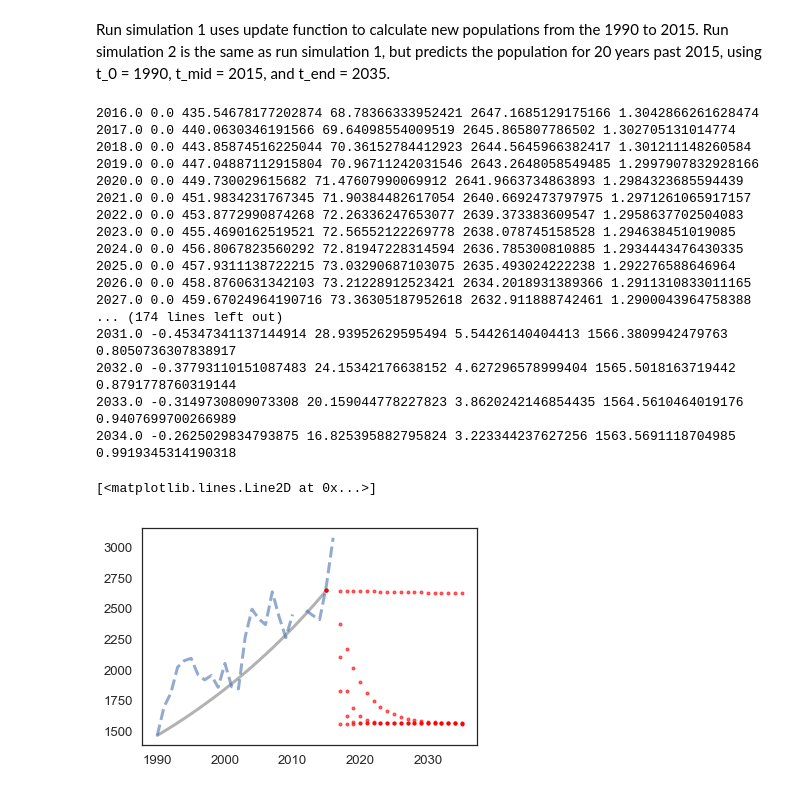
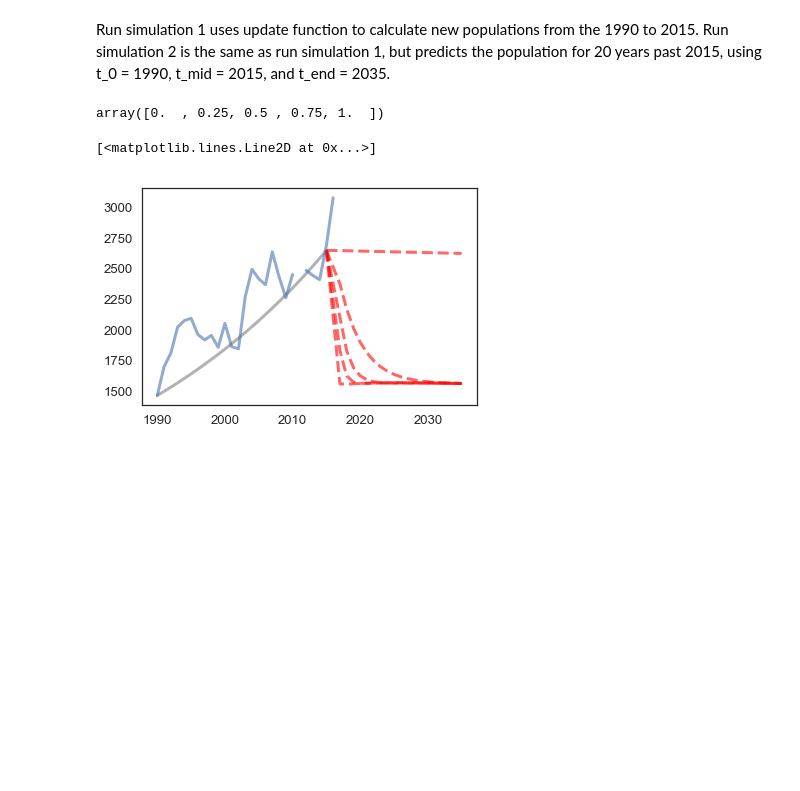
Before and after one commit to MellieZito/Project-1, a Jupyter notebook: code/otters.ipynb, the cells around one changed output. Drawn from its saved outputs; the diff is of its cells as text; code cells hidden in the pictures; blank space fills up the shorter version.

```diff
--- a/code/otters.ipynb
+++ b/code/otters.ipynb
@@ -299,46 +297,27 @@ system_2 = System(f_birth_rate = f_birth_rate,
                 t_end = t_end,
                 state = state2)
 
-
-plot(results_mature1, color='gray', label = 'otters')
-
 death_rate_array = linspace(0, 1, 5) # Array for death rate sweep
-
-sweep_pups = SweepSeries() # Array to hold swept pup data
-sweep_mature = SweepSeries() # Array to hold swept mature data
-
-for death_rate in death_rate_array: # Sweeping death rate
-    results_mature = run_simulation2(system_2, death_rate, update_func2)[0];
-    results_pups = run_simulation2(system_2, death_rate, update_func2)[1];
-
-    sweep_pups = results_pups
-    sweep_mature = results_mature
-
-    plot(sweep_mature, ".", color = 'red', label = 'model predicted otters')
-
-
-plot(f_mature+m_mature, "--", label='og otters')
-
-#print(sweep_mature) #issue is mature starts increasing at some point
 # %% [output]
-2016.0 0.0 435.54678177202874 68.78366333952421 2647.1685129175166 1.3042866261628474
-2017.0 0.0 440.0630346191566 69.64098554009519 2645.865807786502 1.302705131014774
-2018.0 0.0 443.85874516225044 70.36152784412923 2644.5645966382417 1.301211148260584
-2019.0 0.0 447.04887112915804 70.96711242031546 2643.2648058549485 1.2997907832928166
-2020.0 0.0 449.730029615682 71.47607990069912 2641.9663734863893 1.2984323685594439
-2021.0 0.0 451.9834231767345 71.90384482617054 2640.6692473797975 1.2971261065917157
-2022.0 0.0 453.8772990874268 72.26336247653077 2639.373383609547 1.2958637702504083
-2023.0 0.0 455.4690162519521 72.56552122269778 2638.078745158528 1.294638451019085
-2024.0 0.0 456.8067823560292 72.81947228314594 2636.785300810885 1.2934443476430335
-2025.0 0.0 457.9311138722215 73.03290687103075 2635.493024222238 1.292276588646964
-2026.0 0.0 458.8760631342103 73.21228912523421 2634.2018931389366 1.2911310833011165
-2027.0 0.0 459.67024964190716 73.36305187952618 2632.911888742461 1.2900043964758388
-... (174 lines left out)
-2031.0 -0.45347341137144914 28.93952629595494 5.54426140404413 1566.3809942479763 0.8050736307838917
-2032.0 -0.37793110151087483 24.15342176638152 4.627296578999404 1565.5018163719442 0.8791778760319144
-2033.0 -0.3149730809073308 20.159044778227823 3.8620242146854435 1564.5610464019176 0.9407699700266989
-2034.0 -0.2625029834793875 16.825395882795824 3.223344237627256 1563.5691118704985 0.9919345314190318
+array([0.  , 0.25, 0.5 , 0.75, 1.  ])
-[<matplotlib.lines.Line2D at 0x...>]
-[figure, removed]
+# %%
+plot(results_mature1, color='gray', label = 'otters')
+
+sweep_pups = SweepSeries() # Array to hold swept pup data
+sweep_mature = SweepSeries() # Array to hold swept mature data
+
+for death_rate in death_rate_array: # Sweeping death rate
+    results_mature = run_simulation2(system_2, death_rate, update_func2)[0];
+    results_pups = run_simulation2(system_2, death_rate, update_func2)[1];
+
+    sweep_pups = results_pups
+    sweep_mature = results_mature
+
+    plot(sweep_mature, "--", color = 'red', label = 'model predicted otters')
+
+plot(f_mature+m_mature, label='og otters')
+# %% [output]
+[<matplotlib.lines.Line2D at 0x...>]
+[figure, added]
 # %%
 plot(results_pups1, color='gray', label = 'otters')
```
Also changed, not shown: parts of 3 cells of this notebook.
